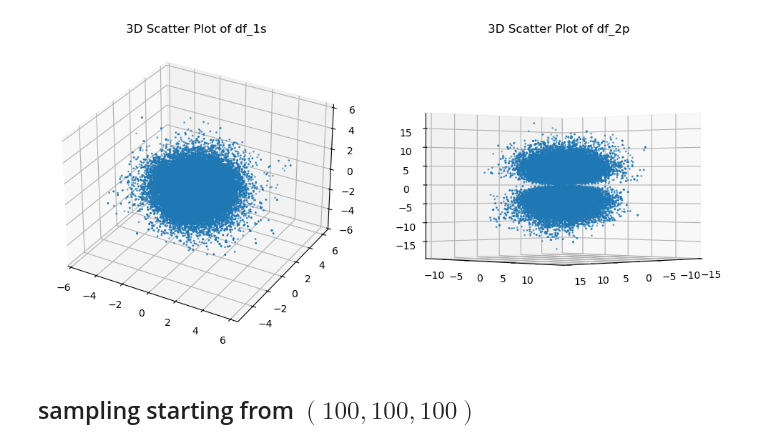
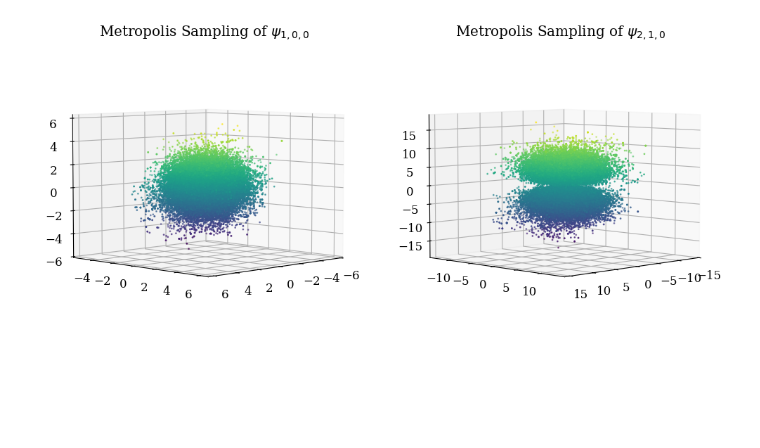
Before and after one commit to lorenzoesposito2/NSL, a Jupyter notebook: Exercises_05/Exercise_05.ipynb, the cells around one changed output. Saved outputs shown, nothing was run; the diff lists cells and outputs as text; code cells hidden in the pictures; blank space fills up the shorter version.

```diff
--- a/Exercises_05/Exercise_05.ipynb
+++ b/Exercises_05/Exercise_05.ipynb
@@ -3,3 +103,10 @@ import pandas as pd
 import numpy as np
 import matplotlib.pyplot as plt
 from mpl_toolkits.mplot3d import Axes3D
+from tqdm import tqdm
+from numba import njit
+import warnings
+
+warnings.filterwarnings("ignore")
+plt.rcParams.update({'font.size': 12})
+plt.rcParams['font.family'] = 'serif'
@@ -62,20 +176,18 @@ df_2p = pd.read_csv('data/2p_Gauss.dat', sep=' ')
 # %%
+df_1s = pd.read_csv('data/1s_Gauss.dat', sep=' ')
+df_2p = pd.read_csv('data/2p_Gauss.dat', sep=' ')
+
 fig = plt.figure(figsize=(12, 6))
-
-df_1s_tail = df_1s#.tail(10000)
-df_2p_tail = df_2p#.tail(10000)
-
 ax1 = fig.add_subplot(121, projection='3d')
-ax1.scatter(df_1s_tail['#x'], df_1s_tail['y'], df_1s_tail['z'], s=1)
-ax1.set_title('3D Scatter Plot of df_1s')
+ax1.scatter(df_1s['#x'], df_1s['y'], df_1s['z'], s=1, c = df_1s['z'])
+ax1.set_title(r'Metropolis Sampling of $\psi_{1,0,0}$')
+ax1.view_init(elev=5, azim=45)
 
 ax2 = fig.add_subplot(122, projection='3d')
-ax2.scatter(df_2p_tail['x'], df_2p_tail['y'], df_2p_tail['z'], s=1)
-ax2.set_title('3D Scatter Plot of df_2p')
-ax2.view_init(elev=0, azim=45)
+ax2.scatter(df_2p['x'], df_2p['y'], df_2p['z'], s=1, c = df_2p['z'])
+ax2.set_title(r'Metropolis Sampling of $\psi_{2,1,0}$')
+ax2.view_init(elev=5, azim=45)
 
 plt.show()
 # %% [output]
-[figure, old version]
+[figure, new version]
-# %% [markdown]
-## sampling starting from $(100, 100, 100)$
```
Also changed, not shown: parts of 24 cells of this notebook, 22 other files.
